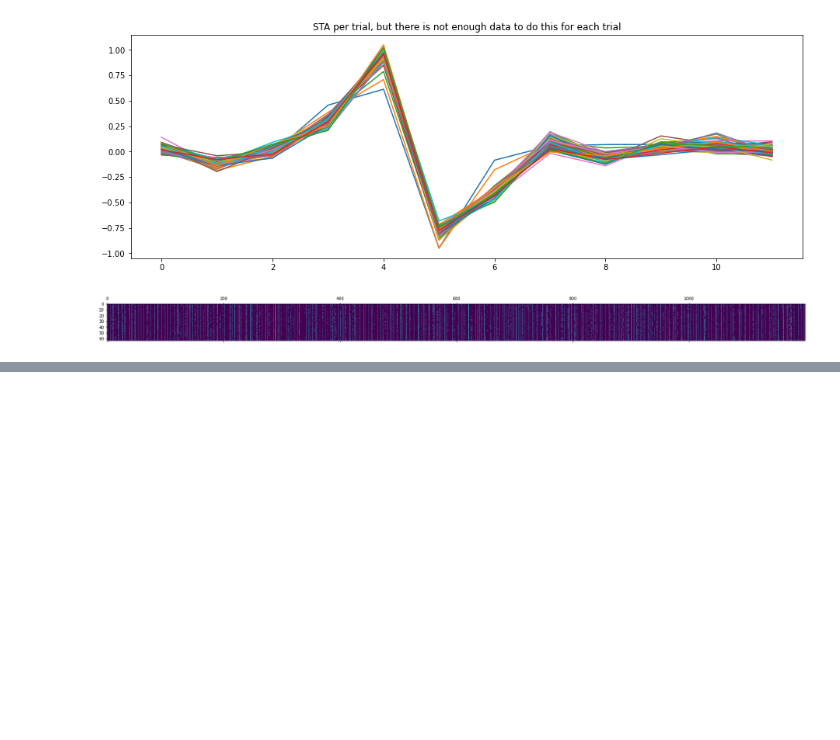
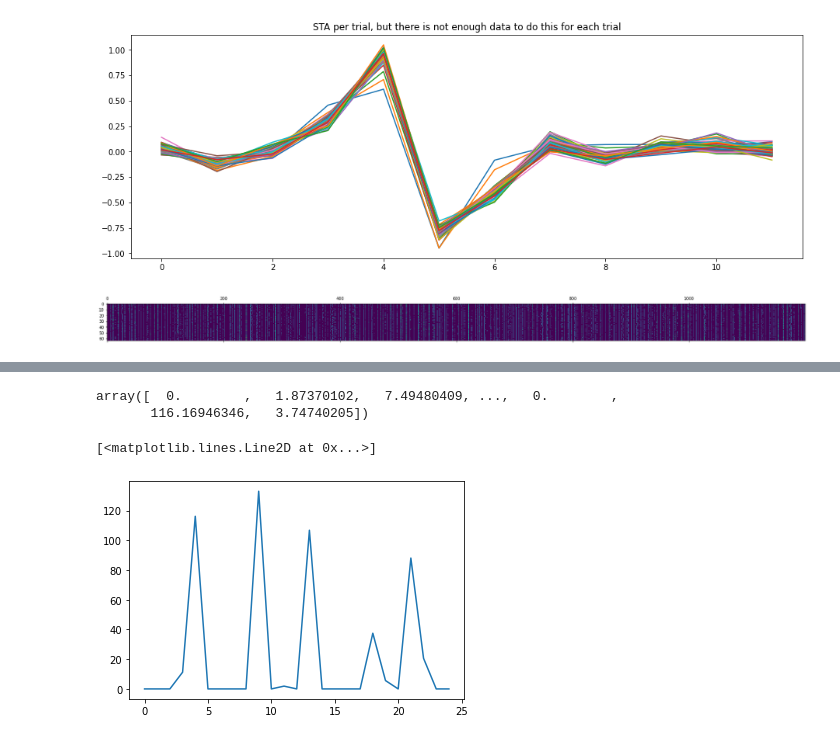
Before and after one commit to NeuroTheoryUMD/mattjac, a Jupyter notebook: sta_exercise.ipynb, the cells around one changed output, grey strips where cells are left out. Drawn from its saved outputs; the diff is of its cells as text; code cells hidden in the pictures; blank space fills up the shorter version.

```diff
--- a/sta_exercise.ipynb
+++ b/sta_exercise.ipynb
@@ -435,5 +457,15 @@ plt.show()
 # %%
 # calculate the neurons firing rate as a function of time, using a bin size DTstim
 # r(t) = n_spk(t) / dt
+# sum over the columns and divide by dt
+rate_t = [np.mean(mergedr) for mergedr in mergedrs[:,:,1].T] / dt
+rate_t
+# %% [output]
+array([  0.        ,   1.87370102,   7.49480409, ...,   0.        ,
+       116.16946346,   3.74740205])
 # %%
 # plot the firing rate between 800ms and 1000ms, vertical axis units in Hz
+plt.plot(rate_t[math.floor(.8/dt):math.ceil(1/dt)])
+# %% [output]
+[<matplotlib.lines.Line2D at 0x...>]
+[figure, added]
```
Also changed, not shown: parts of 30 cells of this notebook.
